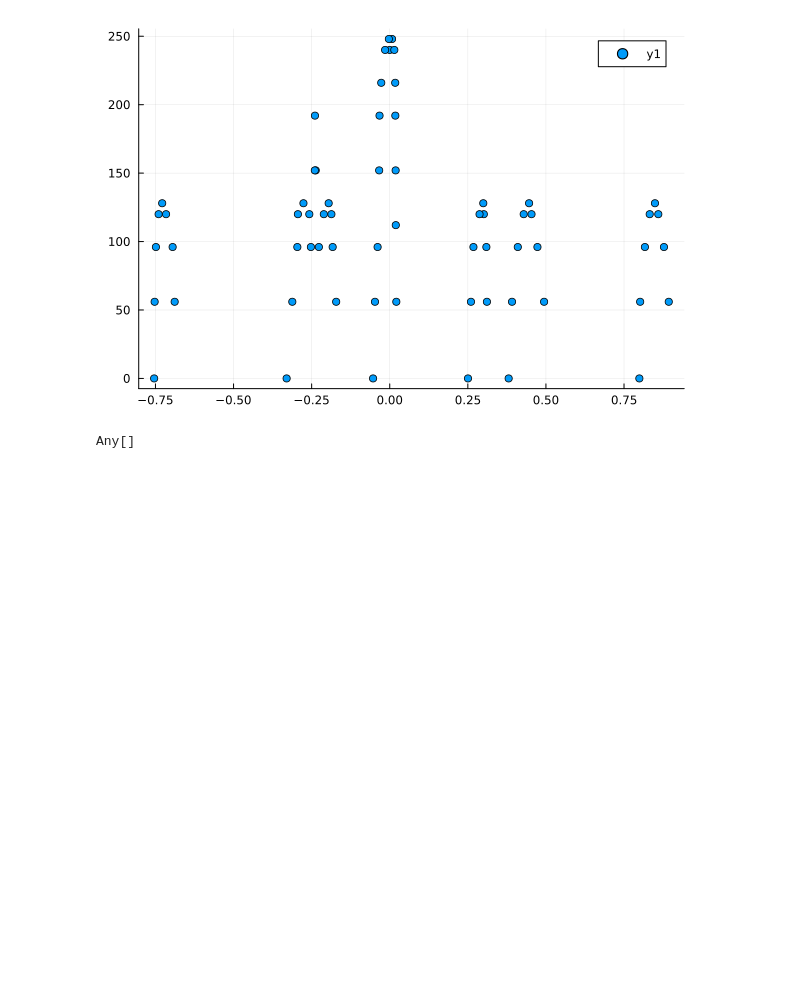
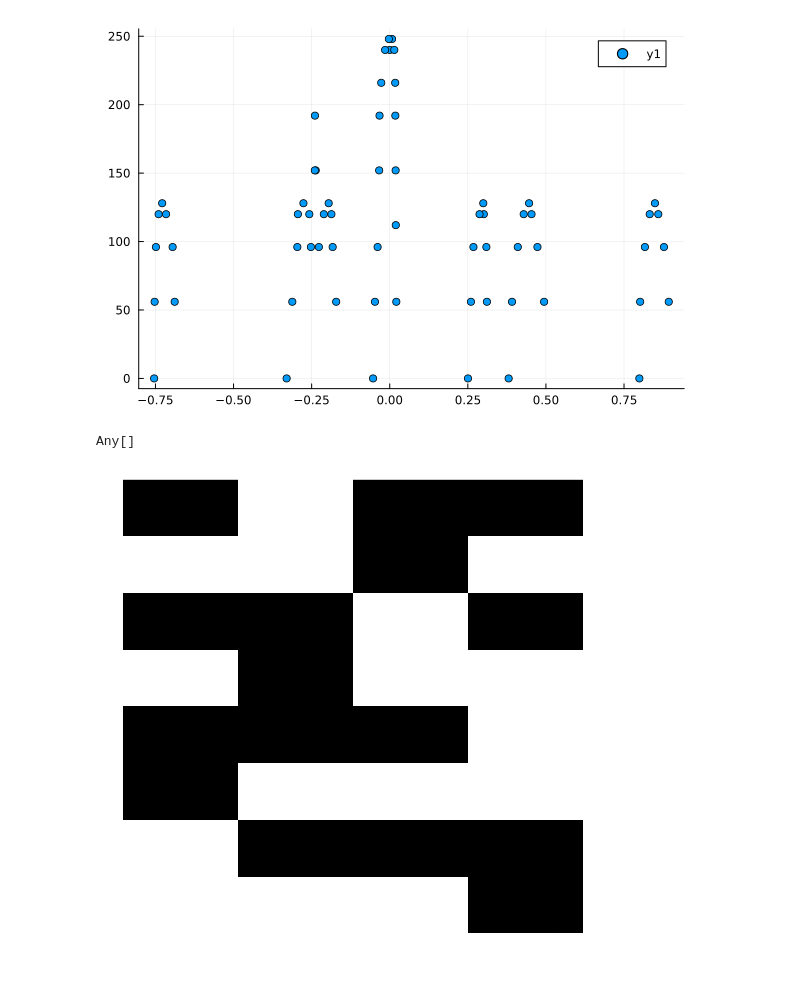
Before and after one commit to Quaid01/HN_V2, a Jupyter notebook: scripts/Hadamard_Images.ipynb, the cells around one changed output. Drawn from its saved outputs; the diff is of its cells as text; code cells hidden in the pictures; blank space fills up the shorter version.

```diff
--- a/scripts/Hadamard_Images.ipynb
+++ b/scripts/Hadamard_Images.ipynb
@@ -435,11 +454,11 @@ using PartitioningData
 # %%
-sim_time = 4
-steps = 1500
+sim_time = 8
+steps = 3000
 im_all = orthogonal_image_generator(64)
 println(length(im_all))
 selected::Vector{Matrix{Int64}} = []
-s = [2,1,19,21,54,8, 47, 39,6,25]
-for t in s
+sl::Vector{Int64}=shuffle(1:64)[1:6]
+for t in sl
     push!(selected, im_all[t])
 end
 g = get_HN_graph(selected,1.0)
@@ -453,9 +472,10 @@ parameters = Dict{String, Any}(
     "delta" => -1* sim_time/steps,
     # This is the region that we will provide and the machine must keep this region constant
     # Will be a vector of tuples which are (row, col, state)
-    "initial_stimuli" => [(1,1,1),(1,2,-1),(3,4,1)]
+    "initial_stimuli" => [(1,2,-1)]#,(1,2,-1),(3,4,1)]
 )
 println(parameters["delta"])
+@show sl
 # %% [output]
 64
 -0.0026666666666666666
@@ -591,3 +615,19 @@ HN_cut_plotter(parameters, res[1])
 sol_finder(res[1], parameters)
 # %% [output]
 Any[]
+# %%
+p = heatmap(reshape(res[1][1],8,8);
+            # framestyle = :box, # doesn't work
+            # framestyle = :none, # no boundary
+            legend = false,
+            color = cgrad([:black, :white]),
+            axis = false,
+            size = (500, 500))
+
+# Save the plot to a PNG file
+savefig(p, "binary_matrix_large.png")
+
+# Display the plot if running in a script
+display(p)
+# %% [output]
+[figure, added]
```
Also changed, not shown: parts of 20 cells of this notebook, 11 other files.
